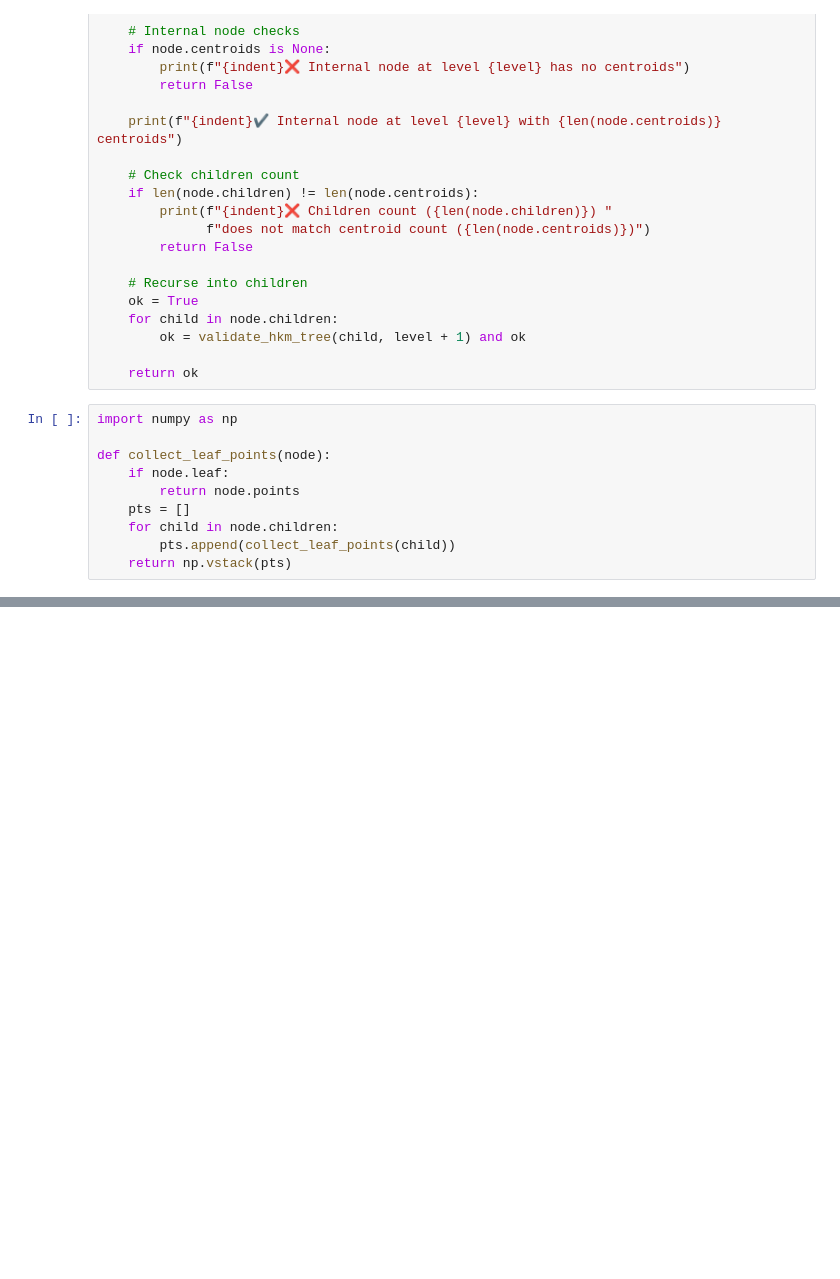
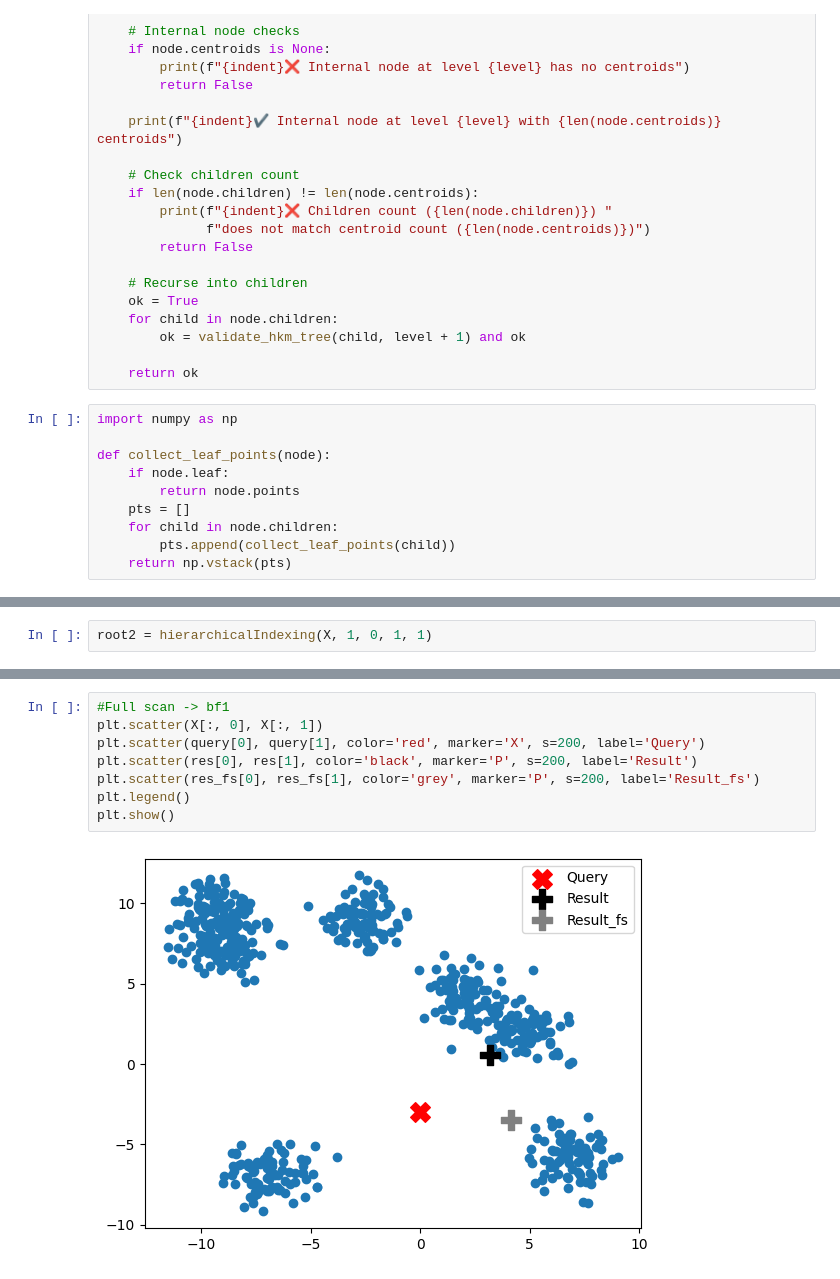
Before and after one commit to Thermite10k/HKM, a Jupyter notebook: main.ipynb, the cells around one changed output, grey strips where cells are left out. Saved outputs shown, nothing was run; the diff lists cells and outputs as text; blank space fills up the shorter version.

```diff
--- a/main.ipynb
+++ b/main.ipynb
@@ -124,0 +160,2 @@ True
+# %%
+root2 = hierarchicalIndexing(X, 1, 0, 1, 1)
@@ -124,0 +179,10 @@ True
+# %%
+#Full scan -> bf1
+plt.scatter(X[:, 0], X[:, 1])
+plt.scatter(query[0], query[1], color='red', marker='X', s=200, label='Query')
+plt.scatter(res[0], res[1], color='black', marker='P', s=200, label='Result')
+plt.scatter(res_fs[0], res_fs[1], color='grey', marker='P', s=200, label='Result_fs')
+plt.legend()
+plt.show()
+# %% [output]
+[figure, added]
```
Also changed, not shown: parts of 6 cells of this notebook.
